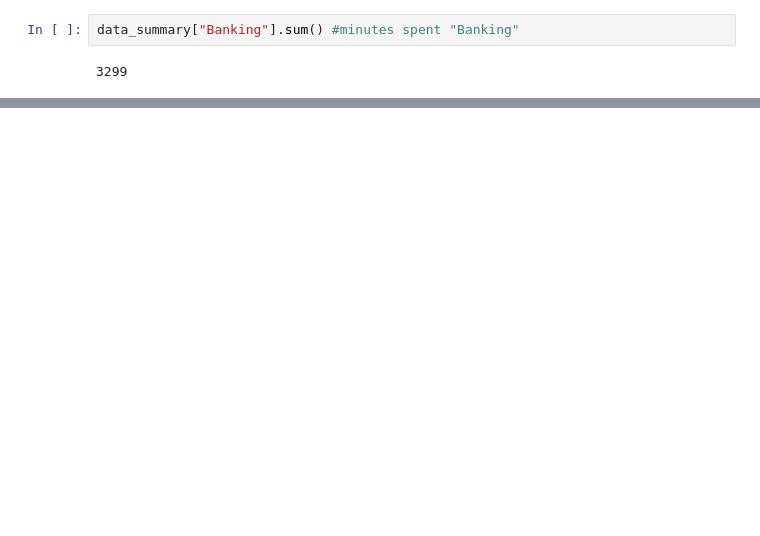
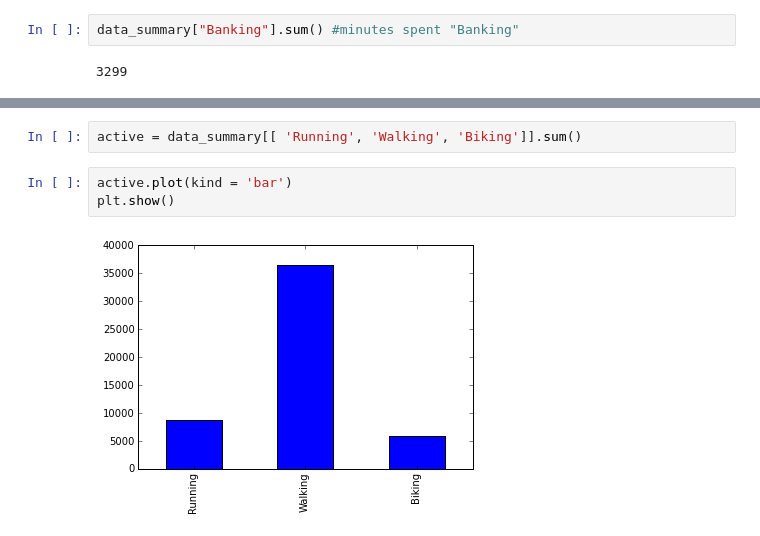
Before and after one commit to JermaineKee/Atus-Analysis, a Jupyter notebook: cleanedData.ipynb, the cells around one changed output, grey strips where cells are left out. Saved outputs shown, nothing was run; the diff lists cells and outputs as text; blank space fills up the shorter version.

Commit message:
added some graphs

```diff
--- a/cleanedData.ipynb
+++ b/cleanedData.ipynb
@@ -577,0 +580,7 @@ data_summary["Banking"].sum() #minutes spent "Banking"
+# %%
+active = data_summary[[ 'Running', 'Walking', 'Biking']].sum()
+# %%
+active.plot(kind = 'bar')
+plt.show()
+# %% [output]
+[figure, added]
```
Also changed, not shown: parts of 11 cells of this notebook.
